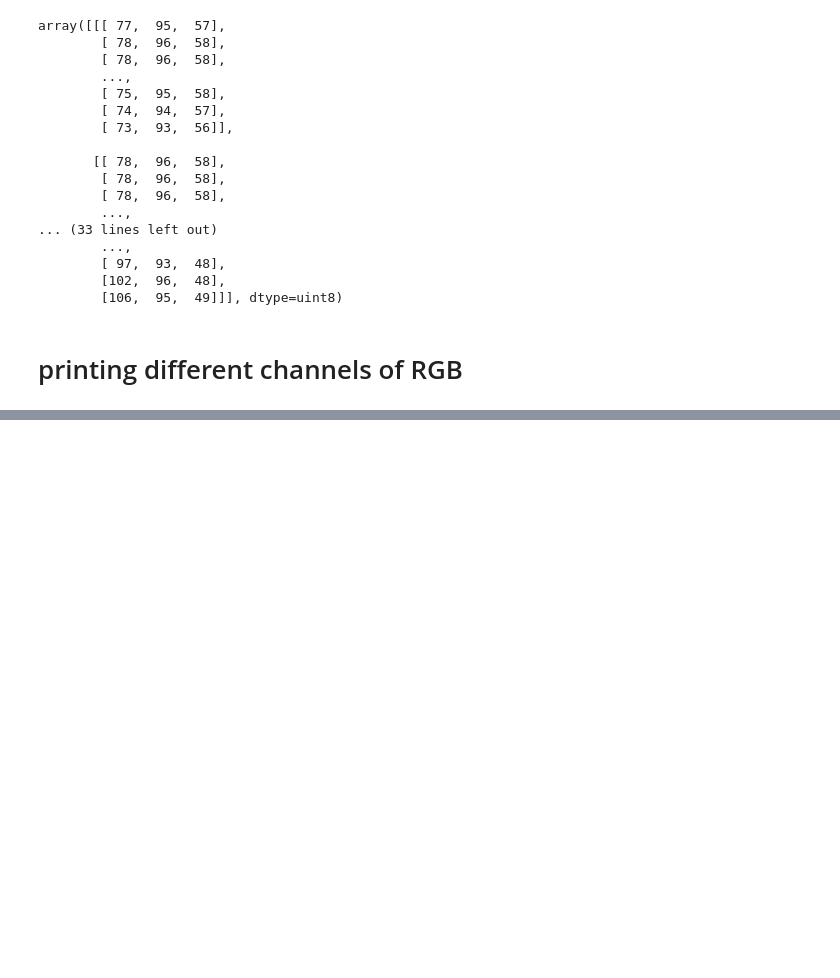
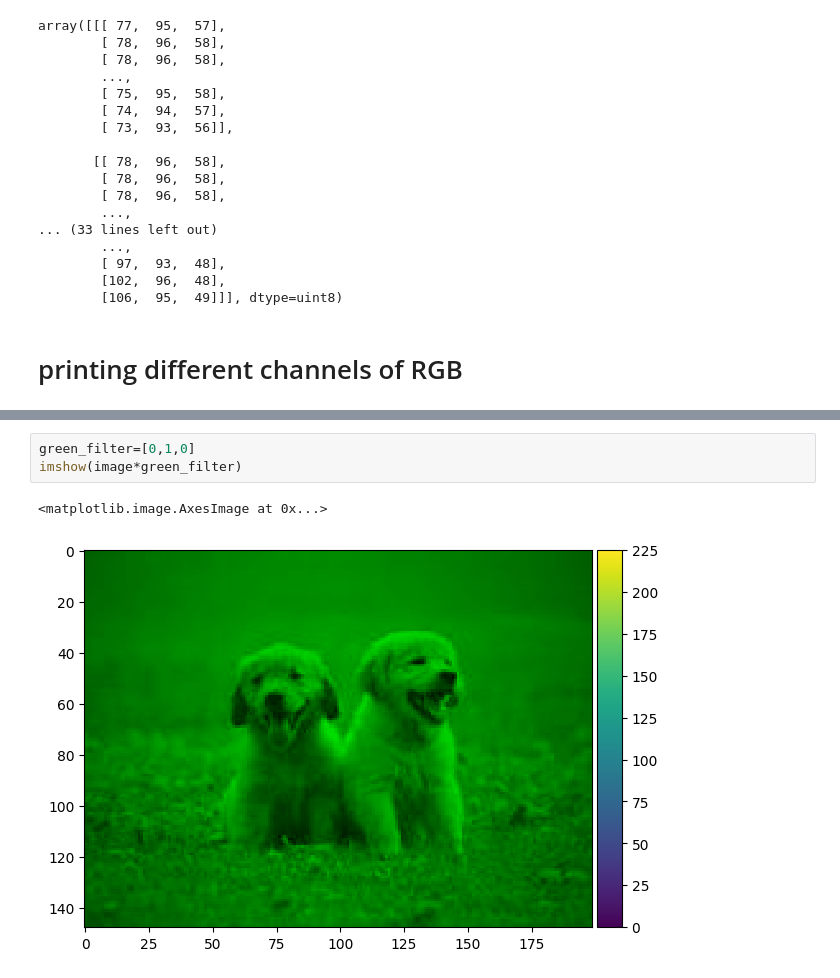
Before and after one commit to meghana507/ai-ml-practice-project, a Jupyter notebook: Reading_and_stacking_images.ipynb, the cells around one changed output, grey strips where cells are left out. Saved outputs shown, nothing was run; the diff lists cells and outputs as text; blank space fills up the shorter version.

```diff
--- a/Reading_and_stacking_images.ipynb
+++ b/Reading_and_stacking_images.ipynb
@@ -79,0 +91,6 @@ array([[[ 77,  95,  57],
+# %%
+green_filter=[0,1,0]
+imshow(image*green_filter)
+# %% [output]
+<matplotlib.image.AxesImage at 0x...>
+[figure, added]
```
Also changed, not shown: parts of 6 cells of this notebook.
